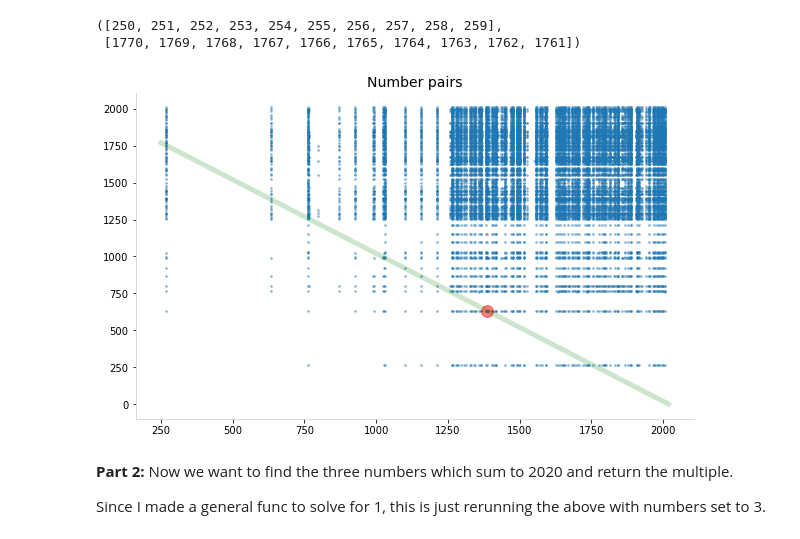
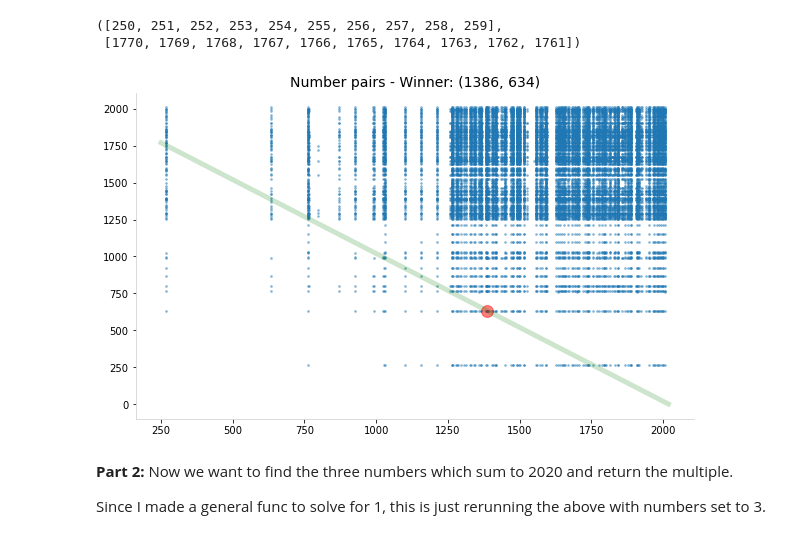
Before and after one commit to khalido/adventofcode, a Jupyter notebook: advent2020/day01.ipynb, the cells around one changed output. Saved outputs shown, nothing was run; the diff lists cells and outputs as text; code cells hidden in the pictures.

```diff
--- a/advent2020/day01.ipynb
+++ b/advent2020/day01.ipynb
@@ -46,22 +48,22 @@ lx[:10], ly[:10]
 # %%
 # the points to scatter
 nums = [i for i in combinations(parse(inp1), 2)]
 x, y = zip(*nums)
 
 # the winning point
 X, Y = [i for i in nums if sum(i)==2020][0]
 
 # the bingo line
 lx = list(range(250,2020))
 ly = list(range(2020-250, 0,-1))
 
 fig = plt.figure(figsize=(10,6))
-plt.title("Number pairs")
+plt.title(f"Number pairs - Winner: {X, Y}")
 plt.scatter(x, y, alpha=0.4, s=3)
 plt.scatter(X, Y, color="red", s=140, alpha=0.5)
 plt.plot(lx, ly, lw=5, alpha=0.2, color="green");
 # %% [output]
-[figure, old version]
+[figure, new version]
 # %% [markdown]
 **Part 2:** Now we want to find the three numbers which sum to 2020 and return the multiple.
 
```
Also changed, not shown: parts of 2 cells of this notebook, 1 other file.
